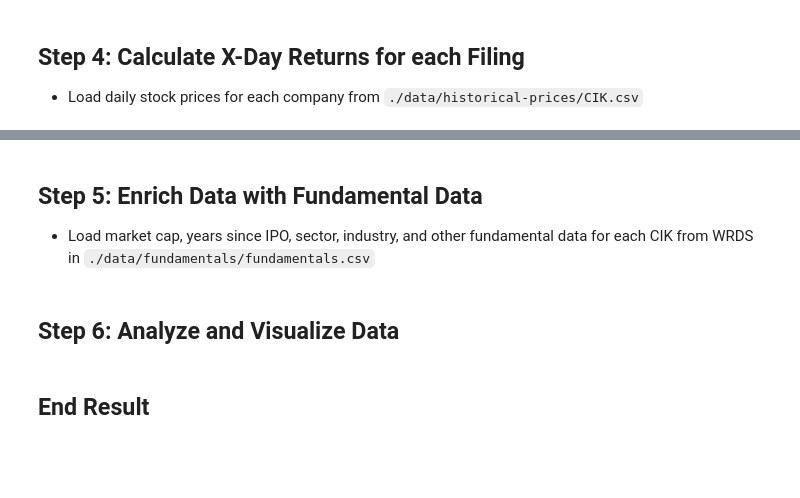
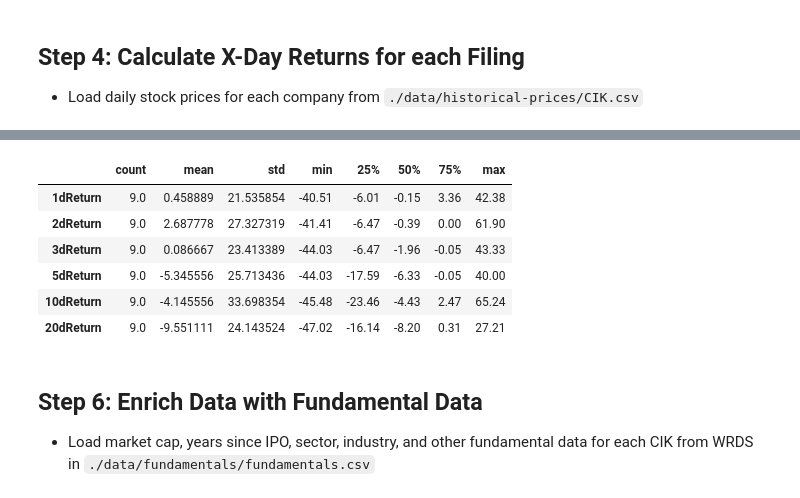
Before and after one commit to janlukasschroeder/ai-for-financial-analysis-and-research, a Jupyter notebook: gpt-4-api-extract-data-from-sec-filings/demo.ipynb, the cells around one changed output, grey strips where cells are left out. Cells and saved outputs as stored; diff of their text form; code cells hidden in the pictures; blank space fills up the shorter version.

```diff
--- a/gpt-4-api-extract-data-from-sec-filings/demo.ipynb
+++ b/gpt-4-api-extract-data-from-sec-filings/demo.ipynb
@@ -388,8 +558,56 @@ auditors_count.head(10)
+# %%
+# Refine universe by filtering for specific dimensions, e.g. "restatementIsNecessary", "impactIsMaterial", etc.
+# and calculate descriptive statistics for price returns
+impactIsMaterialFilter = structured_data_2022["impactIsMaterial"]
+restatementIsNecessaryFilter = structured_data_2022["restatementIsNecessary"]
+# Contains "million" in keyComponents, identifiedIssue, etc.
+millionFilter = (
+    structured_data_2022["keyComponents"].str.contains("million", case=False, na=False)
+    | structured_data_2022["reasonsForRestatement"].str.contains(
+        "million", case=False, na=False
+    )
+    | structured_data_2022["identifiedIssue"].str.contains(
+        "million", case=False, na=False
+    )
+    | structured_data_2022["impactOfError"].str.contains(
+        "million", case=False, na=False
+    )
+    | structured_data_2022["eventClassification"].str.contains(
+        "million", case=False, na=False
+    )
+)
+# Contains "Revenue recognition" in keyComponents, identifiedIssue, etc.
+revenueRecognitionFilter = (
+    structured_data_2022["keyComponents"].str.contains(
+        "revenue|sales", case=False, na=False
+    )
+    | structured_data_2022["reasonsForRestatement"].str.contains(
+        "revenue|sales", case=False, na=False
+    )
+    | structured_data_2022["identifiedIssue"].str.contains(
+        "revenue|sales", case=False, na=False
+    )
+    | structured_data_2022["impactOfError"].str.contains(
+        "revenue|sales", case=False, na=False
+    )
+    | structured_data_2022["eventClassification"].str.contains(
+        "revenue|sales", case=False, na=False
+    )
+)
+
+structured_data_2022[
+    # impactIsMaterialFilter & restatementIsNecessaryFilter & revenueRecognitionFilter
+    impactIsMaterialFilter & restatementIsNecessaryFilter & millionFilter
+][price_return_columns].describe().T
+# %% [output]
+|  | count | mean | std | min | 25% | 50% | 75% | max |
+| 1dReturn | 9.0 | 0.458889 | 21.535854 | -40.51 | -6.01 | -0.15 | 3.36 | 42.38 |
+| 2dReturn | 9.0 | 2.687778 | 27.327319 | -41.41 | -6.47 | -0.39 | 0.00 | 61.90 |
+| 3dReturn | 9.0 | 0.086667 | 23.413389 | -44.03 | -6.47 | -1.96 | -0.05 | 43.33 |
+| 5dReturn | 9.0 | -5.345556 | 25.713436 | -44.03 | -17.59 | -6.33 | -0.05 | 40.00 |
+| 10dReturn | 9.0 | -4.145556 | 33.698354 | -45.48 | -23.46 | -4.43 | 2.47 | 65.24 |
+| 20dReturn | 9.0 | -9.551111 | 24.143524 | -47.02 | -16.14 | -8.20 | 0.31 | 27.21 |
 # %% [markdown]
-## Step 5: Enrich Data with Fundamental Data
+## Step 6: Enrich Data with Fundamental Data
 
 - Load market cap, years since IPO, sector, industry, and other fundamental data for each CIK from WRDS in `./data/fundamentals/fundamentals.csv`
-# %% [markdown]
-## Step 6: Analyze and Visualize Data
-# %% [markdown]
-## End Result
```
Also changed, not shown: parts of 19 cells of this notebook.
